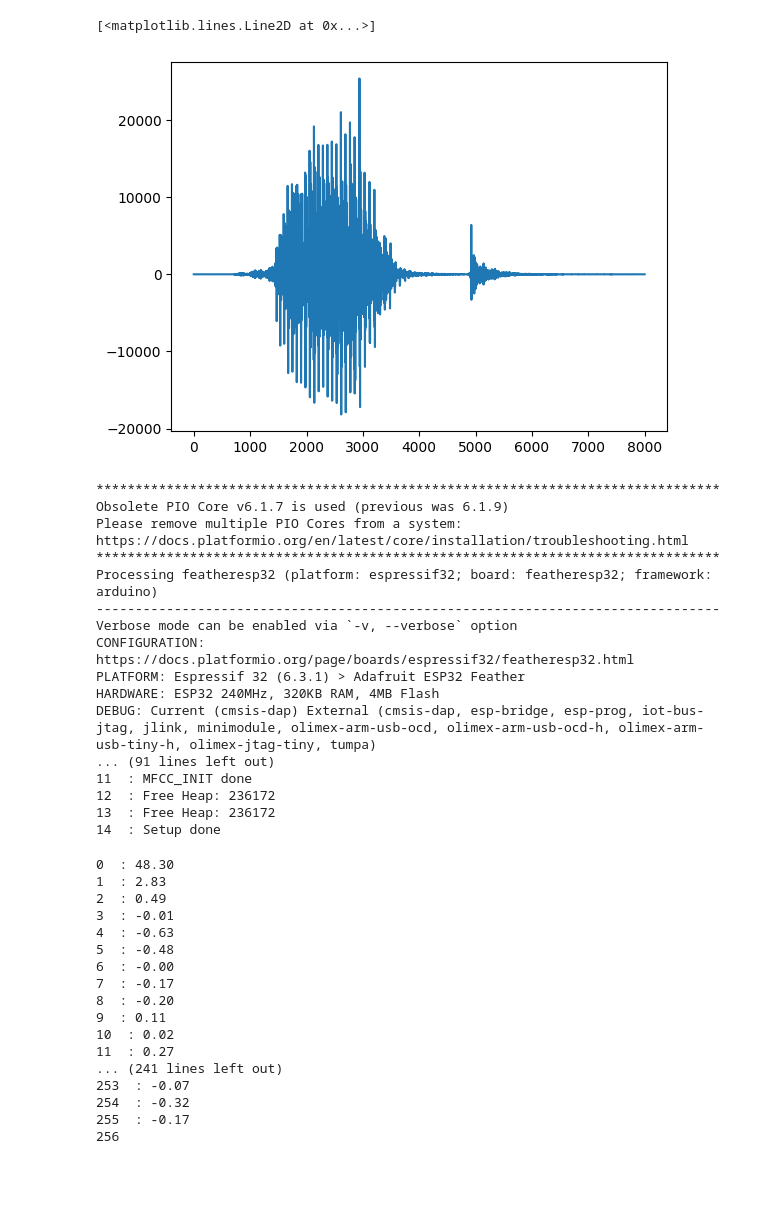
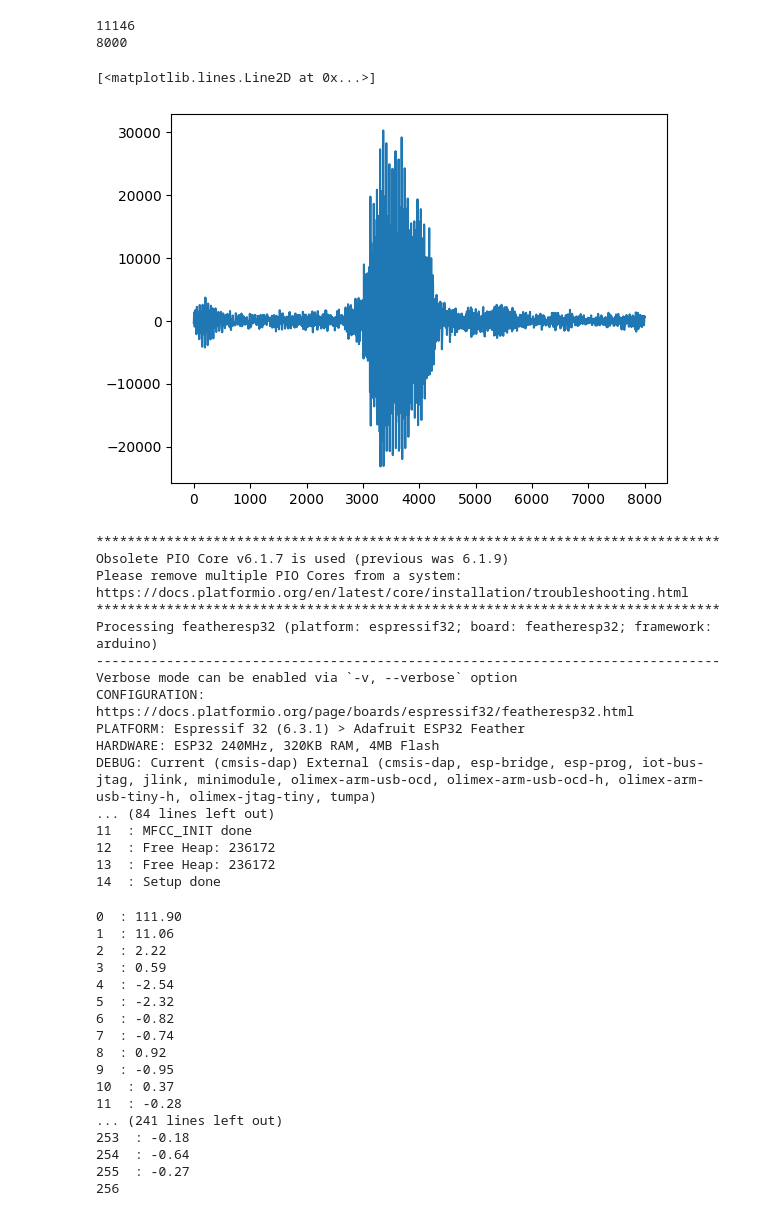
Before and after one commit to SonDePoisson/Embedded-Sound-Recognition, a Jupyter notebook: python_mfcc_gen_from_clement/fft_mfcc_test_serial_esp32_1s-Copy1.ipynb, the cells around one changed output. Saved outputs shown, nothing was run; the diff lists cells and outputs as text; code cells hidden in the pictures; blank space fills up the shorter version.

```diff
--- a/python_mfcc_gen_from_clement/fft_mfcc_test_serial_esp32_1s-Copy1.ipynb
+++ b/python_mfcc_gen_from_clement/fft_mfcc_test_serial_esp32_1s-Copy1.ipynb
@@ -12,25 +12,31 @@ import subprocess
 # %%
 # Dataset path and view possible targets
 # filename  = '../data_speech_commands_v0.02/four/0a2b400e_nohash_0.wav'  #Four
-filename  = '../data_speech_commands_v0.02/right/0a2b400e_nohash_3.wav' #Right
+# filename  = '../data_speech_commands_v0.02/right/0a2b400e_nohash_3.wav' #Right
 # filename  = '../data_speech_commands_v0.02/stop/0a196374_nohash_0.wav'  #Stop
+filename  = '../my_eight.wav'  #Eight
 
 signal, fs = librosa.load(filename, sr=8000)
 signal=signal*(2**15)
+print(len(signal))
+signal = signal[0:8000]
+print(len(signal))
 function=signal.astype(np.int16)
 np.savetxt('time_series_1s.dat', function, fmt='%d', delimiter='\n')
 
 
 plt.plot(signal)
 # %% [output]
-[<matplotlib.lines.Line2D at 0x...>]
+11146
+8000
+[<matplotlib.lines.Line2D at 0x...>]
-[figure, old version]
+[figure, new version]
 # %%
 subprocess.run("cd ../ ; pio run -t upload", shell=True)
 
 ser = serial.Serial()
 ser.baudrate = 115200
-ser.port = '/dev/cu.usbserial-14210'
+ser.port = '/dev/cu.usbserial-14110'
 ser.open()
 
 for i in range(20):            # 256 = 16*16
@@ -55,7 +61,7 @@ CONFIGURATION: https://docs.platformio.org/page/boards/espressif32/featheresp32.
 PLATFORM: Espressif 32 (6.3.1) > Adafruit ESP32 Feather
 HARDWARE: ESP32 240MHz, 320KB RAM, 4MB Flash
 DEBUG: Current (cmsis-dap) External (cmsis-dap, esp-bridge, esp-prog, iot-bus-jtag, jlink, minimodule, olimex-arm-usb-ocd, olimex-arm-usb-ocd-h, olimex-arm-usb-tiny-h, olimex-jtag-tiny, tumpa)
-... (91 lines left out)
+... (84 lines left out)
 11  : MFCC_INIT done
 12  : Free Heap: 236172
 13  : Free Heap: 236172
@@ -68,7 +74,7 @@ a= a.astype(np.int16)
 
 ser = serial.Serial()
 ser.baudrate = 115200
-ser.port = '/dev/cu.usbserial-14210'
+ser.port = '/dev/cu.usbserial-14110'
 ser.open()
 
 for i in range(len(a)):
@@ -98,20 +104,20 @@ mfcc=mfcc.astype(np.float16)
 ser.close()
 print(len(mfcc))
 # %% [output]
-0  : 48.30
-1  : 2.83
-2  : 0.49
-3  : -0.01
-4  : -0.63
-5  : -0.48
-6  : -0.00
-7  : -0.17
-8  : -0.20
-9  : 0.11
-10  : 0.02
-11  : 0.27
+0  : 111.90
+1  : 11.06
+2  : 2.22
+3  : 0.59
+4  : -2.54
+5  : -2.32
+6  : -0.82
+7  : -0.74
+8  : 0.92
+9  : -0.95
+10  : 0.37
+11  : -0.28
 ... (241 lines left out)
-253  : -0.07
-254  : -0.32
-255  : -0.17
+253  : -0.18
+254  : -0.64
+255  : -0.27
 256
```
Also changed, not shown: parts of 4 cells of this notebook, 11 other files.
